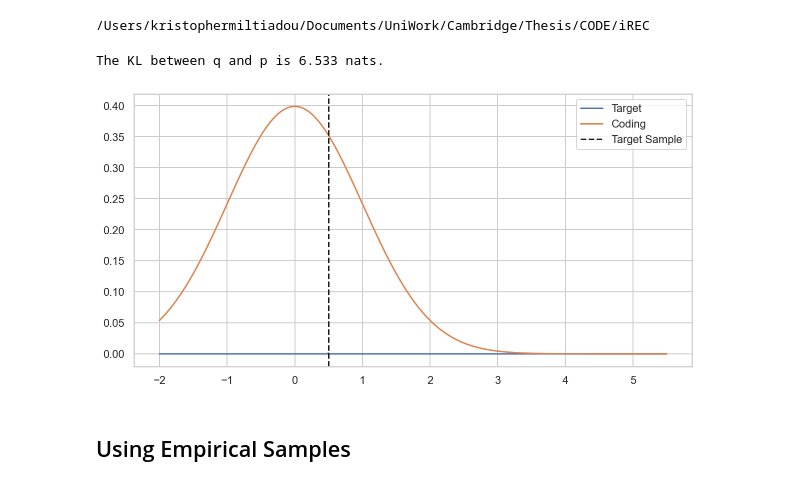
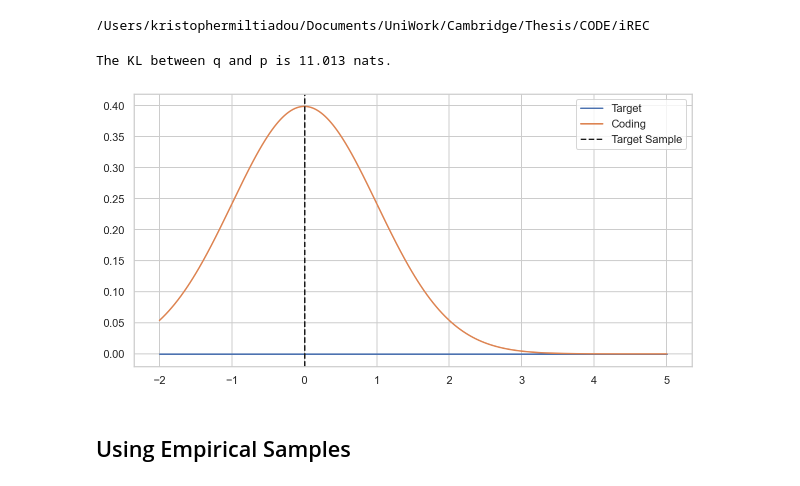
Before and after one commit to Bottledd/iREC, a Jupyter notebook: notebooks/rec_empirical_posterior_1d_example.ipynb, the cells around one changed output. Drawn from its saved outputs; the diff is of its cells as text; code cells hidden in the pictures.

```diff
--- a/notebooks/rec_empirical_posterior_1d_example.ipynb
+++ b/notebooks/rec_empirical_posterior_1d_example.ipynb
@@ -19,40 +19,40 @@ import math
 # %%
 torch.manual_seed(100)
 
-q_loc = 0.5
-q_var = 1e-6
+q_loc = 0.00321
+q_var = 1e-10
 
 p_loc = 0.
 p_var = 1.
 
 q = dist.normal.Normal(loc=q_loc, scale = math.pow(q_var, 0.5))
 p = dist.normal.Normal(loc=p_loc, scale = math.pow(p_var, 0.5))
 
 z_sample = q.sample()
 
 total_kl = dist.kl_divergence(q, p)
 
 print(f"The KL between q and p is {total_kl:.3f} nats.")
 
 # ==============================
 # PLOT DISTRIBUTIONS
 # ==============================
 
 xs = torch.linspace(-2., q.loc+5., 500)
 
 fig, ax = plt.subplots(figsize=(10,5))
 
 ax.plot(xs, torch.exp(q.log_prob(xs)), label='Target')
 ax.plot(xs, torch.exp(p.log_prob(xs)), label='Coding')
 
 ax.axvline(z_sample, c='k', ls='--', label='Target Sample')
 
 ax.legend()
 
 plt.show()
 # %% [output]
-The KL between q and p is 6.533 nats.
+The KL between q and p is 11.013 nats.
-[figure, old version]
+[figure, new version]
 # %% [markdown]
 ## Using Empirical Samples
 # %% [markdown]
```
Also changed, not shown: parts of 7 cells of this notebook, 23 other files.
